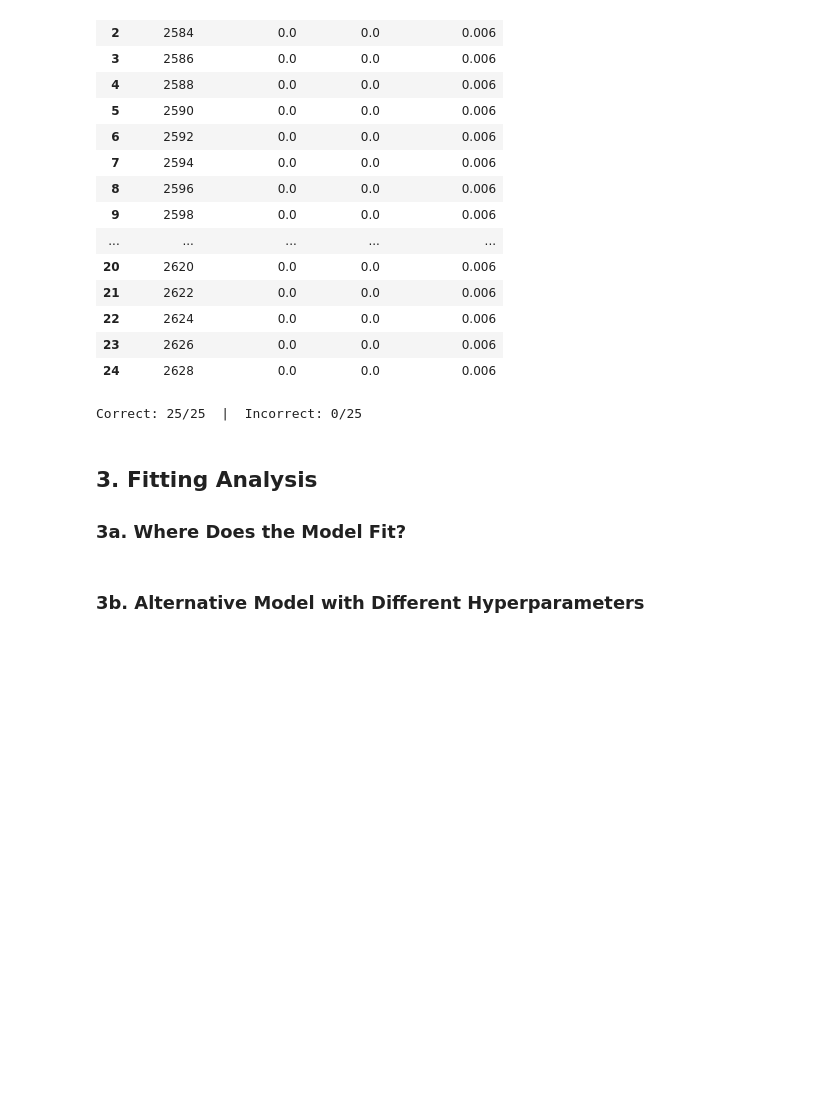
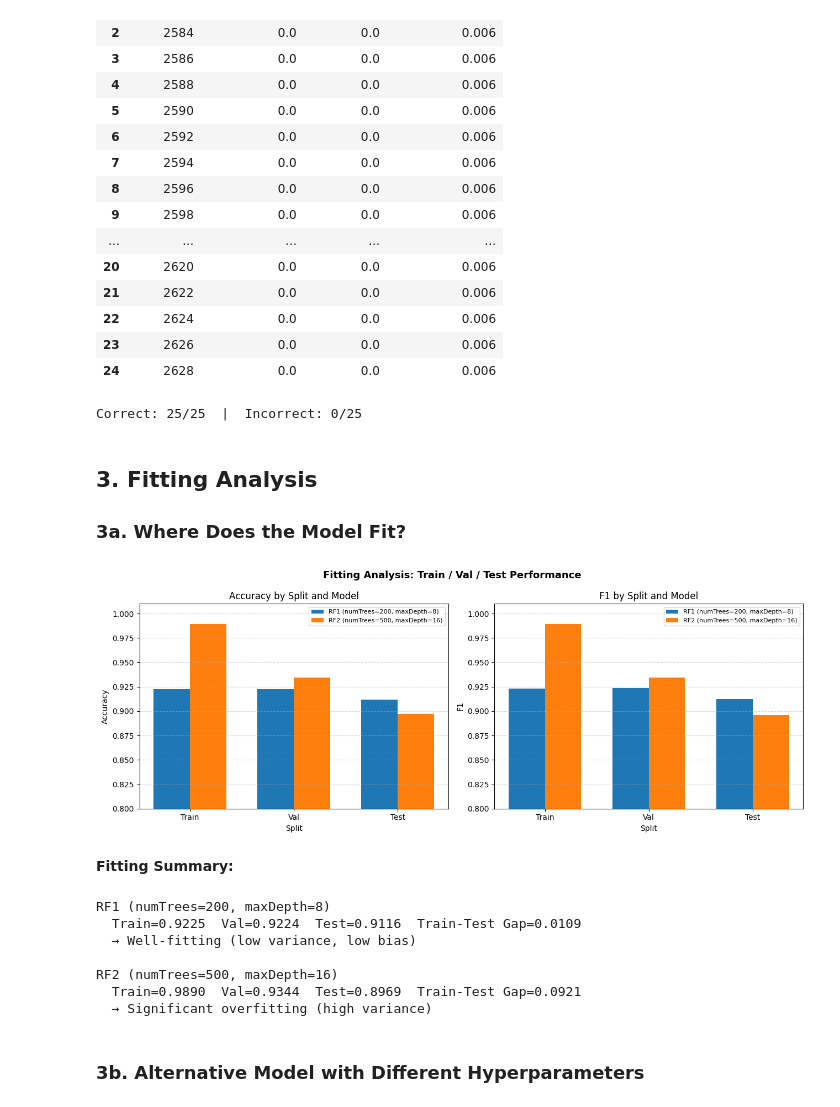
Before and after one commit to jestr-collab/232R-group-project, a Jupyter notebook: milestone_3.ipynb, the cells around one changed output. Saved outputs shown, nothing was run; the diff lists cells and outputs as text; code cells hidden in the pictures; blank space fills up the shorter version.

Commit message:
Add fitting analysis chart and 3b hyperparameter comparison
Made-with: Cursor

```diff
--- a/milestone_3.ipynb
+++ b/milestone_3.ipynb
@@ -767,2 +765,56 @@ Correct: 25/25  |  Incorrect: 0/25
+# %%
+import matplotlib.pyplot as plt
+import numpy as np
+
+df_fit = pd.DataFrame(eval_results)
+splits = ["Train", "Val", "Test"]
+models = list(df_fit["Model"].unique())
+x = np.arange(len(splits))
+width = 0.35
+
+fig, axes = plt.subplots(1, 2, figsize=(13, 5))
+for ax, metric in zip(axes, ["Accuracy", "F1"]):
+    for i, model in enumerate(models):
+        vals = [df_fit[(df_fit["Model"] == model) & (df_fit["Split"] == s)][metric].values[0]
+                for s in splits]
+        ax.bar(x + i * width, vals, width, label=model)
+    ax.set_xlabel("Split")
+    ax.set_ylabel(metric)
+    ax.set_title(f"{metric} by Split and Model")
+    ax.set_xticks(x + width / 2)
+    ax.set_xticklabels(splits)
+    ax.set_ylim(0.80, 1.01)
+    ax.legend(fontsize=8)
+    ax.grid(axis="y", linestyle="--", alpha=0.5)
+
+plt.suptitle("Fitting Analysis: Train / Val / Test Performance", fontsize=13, fontweight="bold")
+plt.tight_layout()
+plt.show()
+
+display(Markdown("**Fitting Summary:**"))
+for model in models:
+    train_acc = df_fit[(df_fit["Model"] == model) & (df_fit["Split"] == "Train")]["Accuracy"].values[0]
+    val_acc   = df_fit[(df_fit["Model"] == model) & (df_fit["Split"] == "Val")]["Accuracy"].values[0]
+    test_acc  = df_fit[(df_fit["Model"] == model) & (df_fit["Split"] == "Test")]["Accuracy"].values[0]
+    gap = round(train_acc - test_acc, 4)
+    if gap < 0.02:
+        diagnosis = "Well-fitting (low variance, low bias)"
+    elif gap < 0.06:
+        diagnosis = "Moderate overfitting (some variance)"
+    else:
+        diagnosis = "Significant overfitting (high variance)"
+    print(f"{model}")
+    print(f"  Train={train_acc:.4f}  Val={val_acc:.4f}  Test={test_acc:.4f}  Train-Test Gap={gap:.4f}")
+    print(f"  → {diagnosis}\n")
+# %% [output]
+[figure, added]
+**Fitting Summary:**
+RF1 (numTrees=200, maxDepth=8)
+  Train=0.9225  Val=0.9224  Test=0.9116  Train-Test Gap=0.0109
+  → Well-fitting (low variance, low bias)
+
+RF2 (numTrees=500, maxDepth=16)
+  Train=0.9890  Val=0.9344  Test=0.8969  Train-Test Gap=0.0921
+  → Significant overfitting (high variance)
 # %% [markdown]
 ### 3b. Alternative Model with Different Hyperparameters
```
Also changed, not shown: parts of 4 cells of this notebook.
